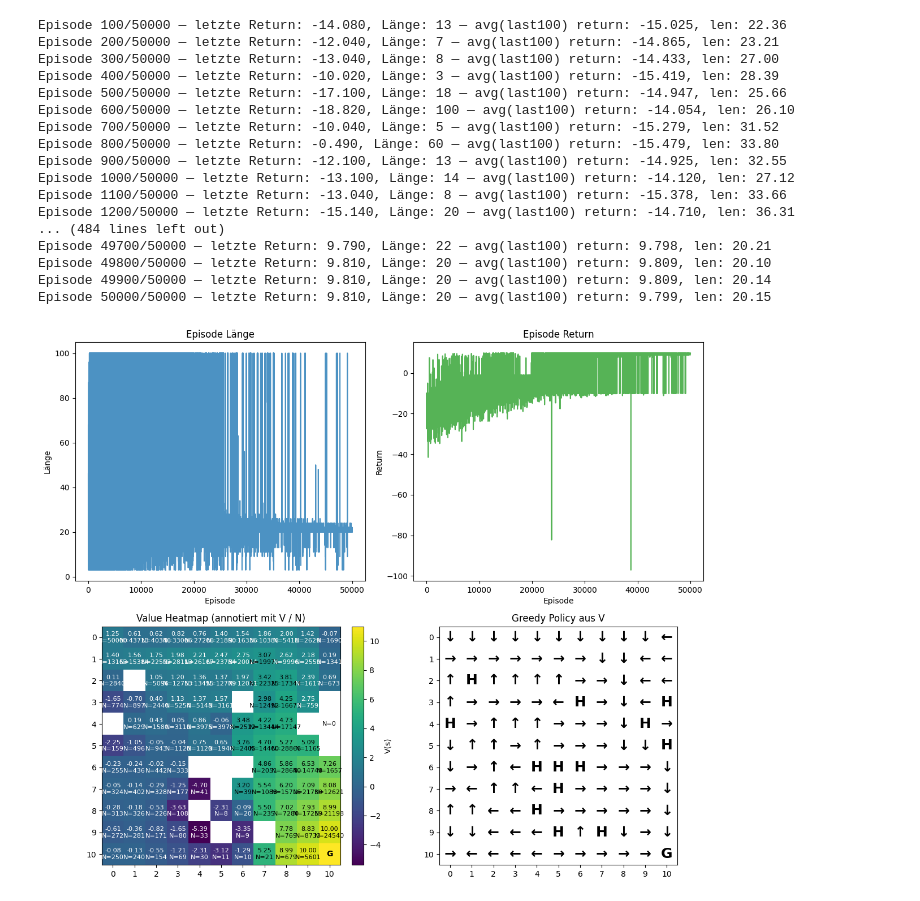
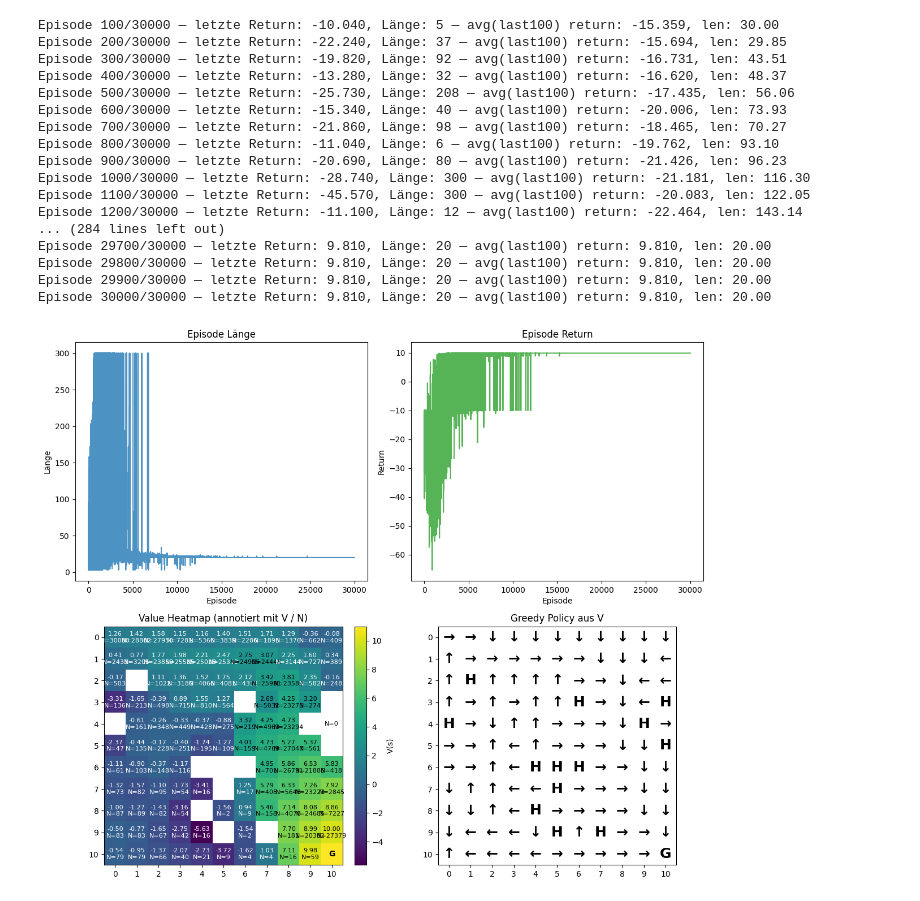
Before and after one commit to mocatex/zhaw-reinforcement-learning, a Jupyter notebook: lab_value_iteration/monte_carlo_incremental.ipynb, the cells around one changed output. Cells and saved outputs as stored; diff of their text form; code cells hidden in the pictures.

```diff
--- a/lab_value_iteration/monte_carlo_incremental.ipynb
+++ b/lab_value_iteration/monte_carlo_incremental.ipynb
@@ -3,5 +4,5 @@ import helperff
 # %%
-env_b_greedy_small = helperff.make_env(is_slippery=False, map_size=5, proba_frozen=0.85, seed=69)
+env_b_greedy_small = helperff.make_env(is_slippery=False, map_size=5, proba_frozen=0.85, seed=69, max_steps=100)
 V, N, returns, lengths = helperff.run_mc_experiment(
     env_b_greedy_small,
     episodes=1000,
@@ -11,7 +12,7 @@ V, N, returns, lengths = helperff.run_mc_experiment(
     epsilon_decay=0.99,
     first_visit=True,
     greedy=True,
-    max_steps=200,
+    max_steps=100,
 )
 helperff.plot_experiment_results(env_b_greedy_small, V, N, returns, lengths, gamma=0.9)
 # %% [output]
@@ -30,33 +30,33 @@ Episode 1000/1000 — letzte Return: 9.930, Länge: 8 — avg(last100) return: 9
 # %%
-env_b_greedy_big = helperff.make_env(is_slippery=False, map_size=11, proba_frozen=0.85, seed=69)
+env_b_greedy_big = helperff.make_env(is_slippery=False, map_size=11, proba_frozen=0.85, seed=69, max_steps=300)
 V, N, returns, lengths = helperff.run_mc_experiment(
     env_b_greedy_big,
-    episodes=50000,
+    episodes=30000,
     alpha=0.1,
     gamma=0.9,
     epsilon=1.0,
-    epsilon_decay=0.9999,
+    epsilon_decay=0.9995,
     first_visit=True,
     greedy=True,
-    max_steps=1000,
+    max_steps=300,
 )
 helperff.plot_experiment_results(env_b_greedy_big, V, N, returns, lengths, gamma=0.9)
 # %% [output]
-Episode 100/50000 — letzte Return: -14.080, Länge: 13 — avg(last100) return: -15.025, len: 22.36
-Episode 200/50000 — letzte Return: -12.040, Länge: 7 — avg(last100) return: -14.865, len: 23.21
-Episode 300/50000 — letzte Return: -13.040, Länge: 8 — avg(last100) return: -14.433, len: 27.00
-Episode 400/50000 — letzte Return: -10.020, Länge: 3 — avg(last100) return: -15.419, len: 28.39
-Episode 500/50000 — letzte Return: -17.100, Länge: 18 — avg(last100) return: -14.947, len: 25.66
-Episode 600/50000 — letzte Return: -18.820, Länge: 100 — avg(last100) return: -14.054, len: 26.10
-Episode 700/50000 — letzte Return: -10.040, Länge: 5 — avg(last100) return: -15.279, len: 31.52
-Episode 800/50000 — letzte Return: -0.490, Länge: 60 — avg(last100) return: -15.479, len: 33.80
-Episode 900/50000 — letzte Return: -12.100, Länge: 13 — avg(last100) return: -14.925, len: 32.55
-Episode 1000/50000 — letzte Return: -13.100, Länge: 14 — avg(last100) return: -14.120, len: 27.12
-Episode 1100/50000 — letzte Return: -13.040, Länge: 8 — avg(last100) return: -15.378, len: 33.66
-Episode 1200/50000 — letzte Return: -15.140, Länge: 20 — avg(last100) return: -14.710, len: 36.31
-... (484 lines left out)
-Episode 49700/50000 — letzte Return: 9.790, Länge: 22 — avg(last100) return: 9.798, len: 20.21
-Episode 49800/50000 — letzte Return: 9.810, Länge: 20 — avg(last100) return: 9.809, len: 20.10
-Episode 49900/50000 — letzte Return: 9.810, Länge: 20 — avg(last100) return: 9.809, len: 20.14
-Episode 50000/50000 — letzte Return: 9.810, Länge: 20 — avg(last100) return: 9.799, len: 20.15
+Episode 100/30000 — letzte Return: -10.040, Länge: 5 — avg(last100) return: -15.359, len: 30.00
+Episode 200/30000 — letzte Return: -22.240, Länge: 37 — avg(last100) return: -15.694, len: 29.85
+Episode 300/30000 — letzte Return: -19.820, Länge: 92 — avg(last100) return: -16.731, len: 43.51
+Episode 400/30000 — letzte Return: -13.280, Länge: 32 — avg(last100) return: -16.620, len: 48.37
+Episode 500/30000 — letzte Return: -25.730, Länge: 208 — avg(last100) return: -17.435, len: 56.06
+Episode 600/30000 — letzte Return: -15.340, Länge: 40 — avg(last100) return: -20.006, len: 73.93
+Episode 700/30000 — letzte Return: -21.860, Länge: 98 — avg(last100) return: -18.465, len: 70.27
+Episode 800/30000 — letzte Return: -11.040, Länge: 6 — avg(last100) return: -19.762, len: 93.10
+Episode 900/30000 — letzte Return: -20.690, Länge: 80 — avg(last100) return: -21.426, len: 96.23
+Episode 1000/30000 — letzte Return: -28.740, Länge: 300 — avg(last100) return: -21.181, len: 116.30
+Episode 1100/30000 — letzte Return: -45.570, Länge: 300 — avg(last100) return: -20.083, len: 122.05
+Episode 1200/30000 — letzte Return: -11.100, Länge: 12 — avg(last100) return: -22.464, len: 143.14
+... (284 lines left out)
+Episode 29700/30000 — letzte Return: 9.810, Länge: 20 — avg(last100) return: 9.810, len: 20.00
+Episode 29800/30000 — letzte Return: 9.810, Länge: 20 — avg(last100) return: 9.810, len: 20.00
+Episode 29900/30000 — letzte Return: 9.810, Länge: 20 — avg(last100) return: 9.810, len: 20.00
+Episode 30000/30000 — letzte Return: 9.810, Länge: 20 — avg(last100) return: 9.810, len: 20.00
-[figure, old version]
+[figure, new version]
```
Also changed, not shown: parts of 2 cells of this notebook, 2 other files.
